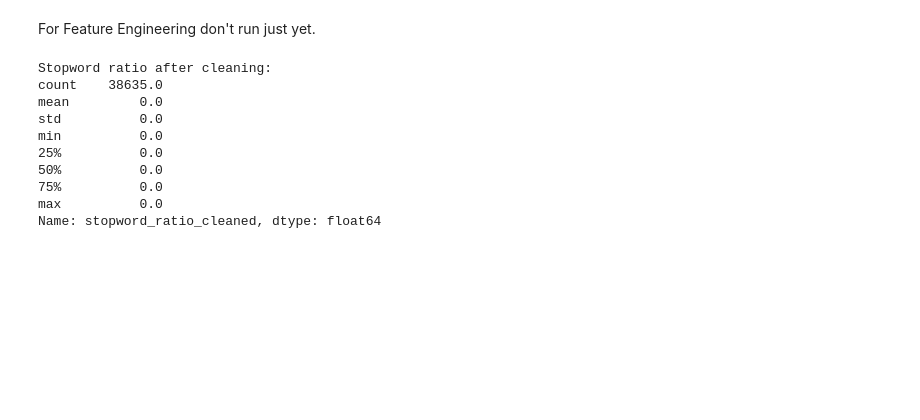
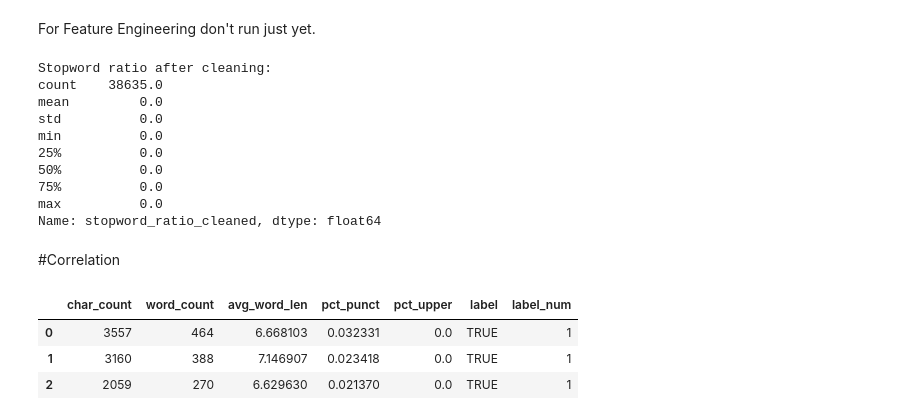
Before and after one commit to Accenture-1a-BTT/accenture-1a-team-project, a Jupyter notebook: Copy_of_FakeNews_Accenture.ipynb, the cells around one changed output. Cells and saved outputs as stored; diff of their text form; code cells hidden in the pictures; blank space fills up the shorter version.

```diff
--- a/Copy_of_FakeNews_Accenture.ipynb
+++ b/Copy_of_FakeNews_Accenture.ipynb
@@ -1417,3 +1442,51 @@ min          0.0
 75%          0.0
 max          0.0
 Name: stopword_ratio_cleaned, dtype: float64
+# %% [markdown]
+#Correlation
+# %%
+
+from scipy.stats import chi2_contingency
+
+
+# feature helpers
+def char_count(s): return len(s)
+def word_count(s): return len(s.split())
+def avg_word_len(s):
+    ws = s.split()
+    return float(np.mean([len(w) for w in ws])) if ws else 0.0
+def pct_punct(s):
+    import string
+    return (sum(ch in string.punctuation for ch in s) / len(s)) if s else 0.0
+def pct_upper(s):
+    return (sum(ch.isupper() for ch in s) / len(s)) if s else 0.0
+
+# build feature table from cleaned dataset
+df_feat = df_final_cleaned
+df_feat["text"] = df_feat["text"].astype(str)
+df_feat["char_count"]   = df_feat["text"].apply(char_count)
+df_feat["word_count"]   = df_feat["text"].apply(word_count)
+df_feat["avg_word_len"] = df_feat["text"].apply(avg_word_len)
+df_feat["pct_punct"]    = df_feat["text"].apply(pct_punct)
+df_feat["pct_upper"]    = df_feat["text"].apply(pct_upper)
+
+# include sentiment if present
+sent_cols = [c for c in df_feat.columns if c.lower() in ("sentiment", "sentiment_compound", "vader_compound")]
+if sent_cols:
+    df_feat["sentiment_compound"] = df_feat[sent_cols[0]]
+
+# numeric label for correlations
+df_feat["label_num"] = (df_feat["label"] == "TRUE").astype(int)
+
+# features to analyze
+num_cols = ["char_count","word_count","avg_word_len","pct_punct","pct_upper"]
+if "sentiment_compound" in df_feat.columns:
+    num_cols.append("sentiment_compound")
+
+# quick peek
+df_feat[num_cols + ["label","label_num"]].head(3)
+# %% [output]
+|  | char_count | word_count | avg_word_len | pct_punct | pct_upper | label | label_num |
+| 0 | 3557 | 464 | 6.668103 | 0.032331 | 0.0 | TRUE | 1 |
+| 1 | 3160 | 388 | 7.146907 | 0.023418 | 0.0 | TRUE | 1 |
+| 2 | 2059 | 270 | 6.629630 | 0.021370 | 0.0 | TRUE | 1 |
```
Also changed, not shown: parts of 51 cells of this notebook.
